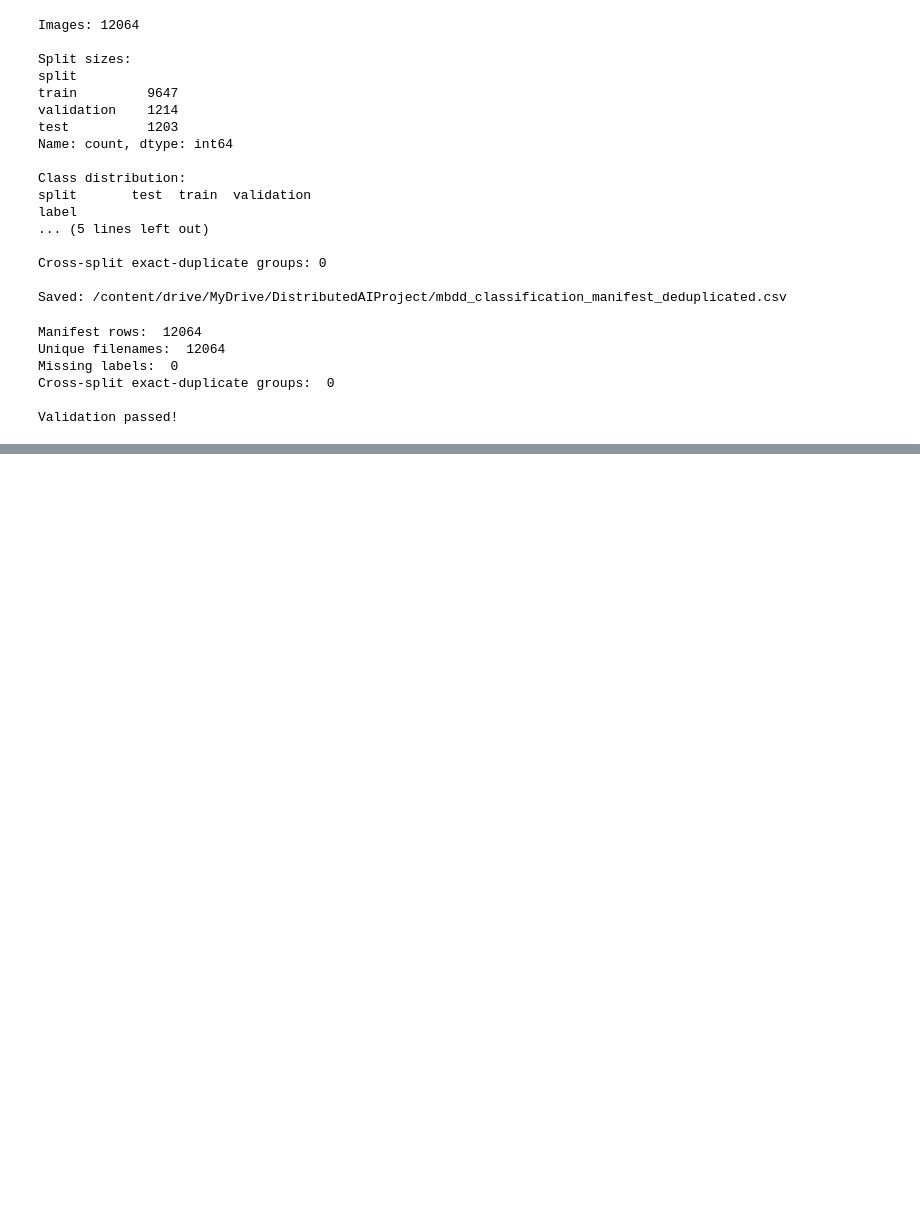
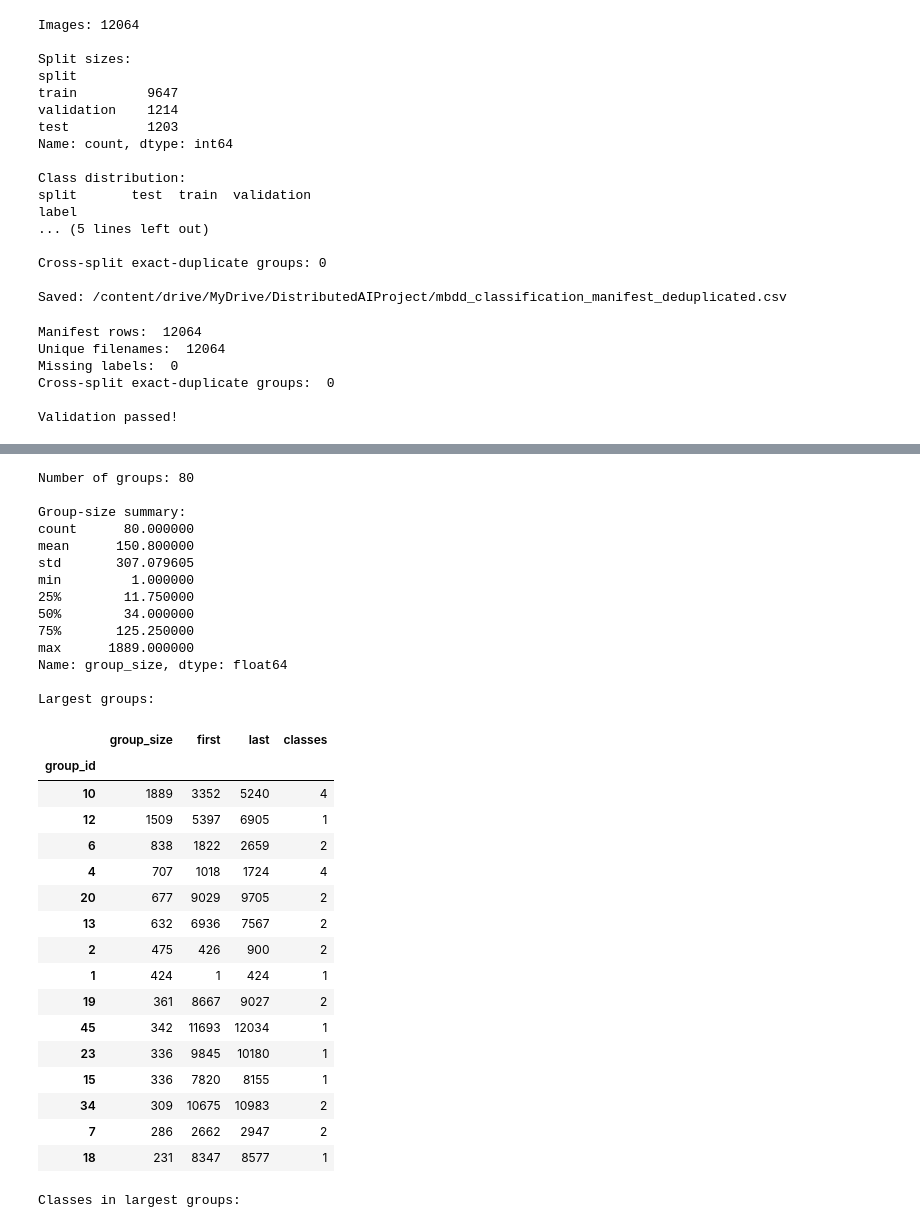
Before and after one commit to nivedithabinu/Distributed-AI-Damage-Classification, a Jupyter notebook: notebooks/01_dataset_validation.ipynb, the cells around one changed output, grey strips where cells are left out. Saved outputs shown, nothing was run; the diff lists cells and outputs as text; code cells hidden in the pictures; blank space fills up the shorter version.

```diff
--- a/notebooks/01_dataset_validation.ipynb
+++ b/notebooks/01_dataset_validation.ipynb
@@ -1552,0 +1765,69 @@ Validation passed!
+# %%
+import pandas as pd
+import re
+from pathlib import Path
+
+project_dir = Path("/content/drive/MyDrive/DistributedAIProject")
+load = pd.read_csv(project_dir / "mbdd_classification_manifest_deduplicated.csv")
+
+load["sequence_number"] = load["image"].str.extract(r"^Hefei(\d+)\.jpg$", expand=False).astype(int)
+
+ordered = load.sort_values("sequence_number").copy()
+ordered["gap"] = ordered["sequence_number"].diff()
+ordered["group_id"] = ordered["gap"].ne(1).cumsum()
+
+groups = ordered.groupby("group_id").agg(
+    group_size=("image", "size"),
+    first=("sequence_number", "min"),
+    last=("sequence_number", "max"),
+    classes=("label", "nunique")
+)
+
+print("Number of groups:", len(groups))
+print("\nGroup-size summary:")
+print(groups["group_size"].describe())
+
+print("\nLargest groups:")
+display(groups.sort_values("group_size", ascending=False).head(15))
+
+print("\nClasses in largest groups:")
+largest_idx = groups.nlargest(10, "group_size").index
+display(ordered[ordered["group_id"].isin(largest_idx)].groupby("group_id").agg(
+        size=("image", "size"),
+        classes=("label", lambda x: ", ".join(sorted(x.unique()))),
+        first=("image", "first"),
+        last=("image", "last")
+    ).sort_values("size", ascending=False))
+# %% [output]
+Number of groups: 80
+
+Group-size summary:
+count      80.000000
+mean      150.800000
+std       307.079605
+min         1.000000
+25%        11.750000
+50%        34.000000
+75%       125.250000
+max      1889.000000
+Name: group_size, dtype: float64
+
+Largest groups:
+|  | group_size | first | last | classes |
+| group_id |  |  |  |  |
+| 10 | 1889 | 3352 | 5240 | 4 |
+| 12 | 1509 | 5397 | 6905 | 1 |
+| 6 | 838 | 1822 | 2659 | 2 |
+| 4 | 707 | 1018 | 1724 | 4 |
+| 20 | 677 | 9029 | 9705 | 2 |
+| 13 | 632 | 6936 | 7567 | 2 |
+| 2 | 475 | 426 | 900 | 2 |
+| 1 | 424 | 1 | 424 | 1 |
+| 19 | 361 | 8667 | 9027 | 2 |
+| 45 | 342 | 11693 | 12034 | 1 |
+| 23 | 336 | 9845 | 10180 | 1 |
+| 15 | 336 | 7820 | 8155 | 1 |
+| 34 | 309 | 10675 | 10983 | 2 |
+| 7 | 286 | 2662 | 2947 | 2 |
+| 18 | 231 | 8347 | 8577 | 1 |
+Classes in largest groups:
```
Also changed, not shown: parts of 13 cells of this notebook.
